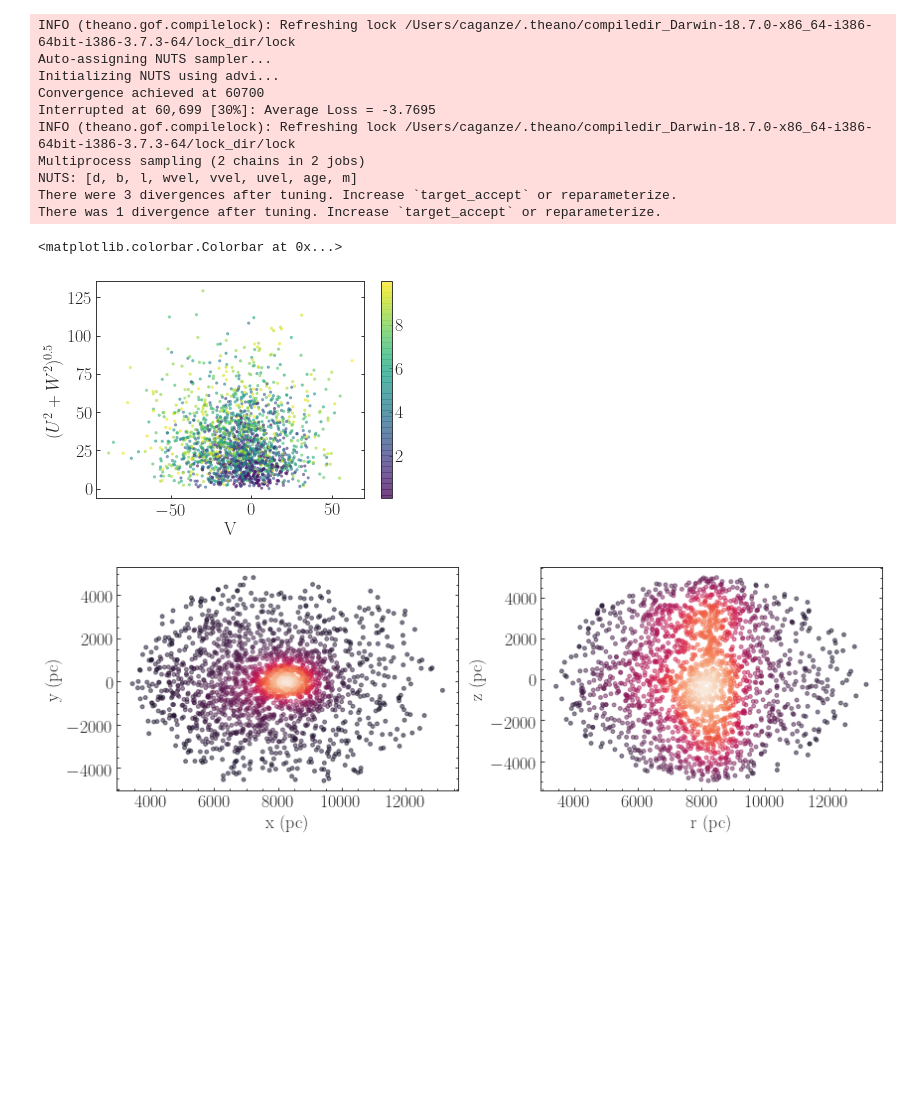
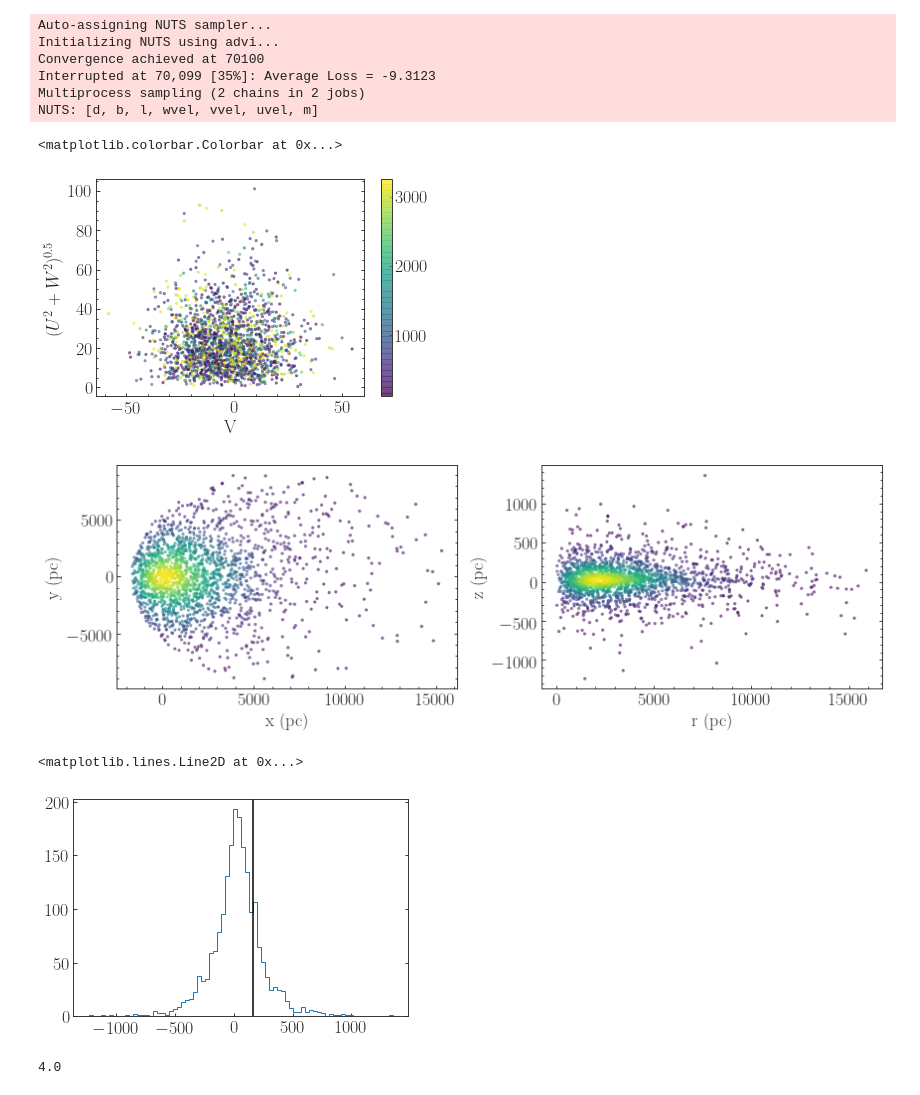
Before and after one commit to caganze/ucdsim, a Jupyter notebook: notebooks/evolutionary models.ipynb, the cells around one changed output. Cells and saved outputs as stored; diff of their text form; code cells hidden in the pictures; blank space fills up the shorter version.

```diff
--- a/notebooks/evolutionary models.ipynb
+++ b/notebooks/evolutionary models.ipynb
@@ -99,9 +82,6 @@ def logprior(l, b):
 
 def loglike(r, z, d, h):
     return np.log10((d**2)*density_function(r, z, h))
-
-def logp(l, b, r, z, d, h):
-    return np.log10((d**2)*density_function(r, z, h))#+logprior(l, b)
 
 #-------------------------------------------
 def density_function(r, z, h):
@@ -114,6 +94,16 @@ def density_function(r, z, h):
     zpart=np.exp(-abs(z-Zsun)/h)
     rpart=np.exp(-(r-Rsun)/l)
     return zpart*rpart
+
+def log_mass_function(m, alpha):
+    return np.log(m**-alpha)
+
+def chi_square(val, pred):
+    #our chisquare
+    return -(val-pred)**2
+
+def logp(l, b, r, z, d, h, m, alpha):
+    return (np.log((d**2)*density_function(r, z, h)))+log_mass_function(m, alpha)
 # %%
 with pm.Model() as model:
 
@@ -132,11 +122,12 @@ with pm.Model() as model:
 
     k = 74.
 
-    #mass function
-    m=pm.Uniform('m', lower=np.nanmin(burrows.mass.values), upper=0.1, testval=0.005)
-    #age distribution
-    age=pm.Uniform('age', lower=np.nanmin(burrows.age.values), upper=np.nanmax(burrows.age.values),testval=0.5)
+    #priors on mass function and age
+    alpha=pm.Uniform('alpha', lower=0.0, upper=2.0, observed=.6)
+    m=pm.Uniform('m', lower=np.nanmin(burrows.mass.values), upper=0.15, testval=0.005)
+    age=pm.Uniform('age', lower=np.nanmin(burrows.age.values), upper=np.nanmax(burrows.age.values), observed=2.)
 
+    #interpolations
     teff=pm.Deterministic('teff', custom_interpolation_mass_age(m, age))
 
     #velocities
@@ -152,23 +143,23 @@ with pm.Model() as model:
     wvel = pm.Normal('wvel', mu=0., sigma=sigma_w)
 
     #galactic structure from velocity dispersion
-    sigma_tot=pm.Deterministic('sigma_tot', (sigma_w**2+sigma_u**2+sigma_v**2)**2)
+    sigma_tot=pm.Deterministic('sigma_tot', (sigma_w**2+sigma_u**2+sigma_v**2)**0.5)
 
-    h=pm.Deterministic('h',(217/68)*(sigma_tot/20.0)**2)
+    h=pm.Deterministic('h',(217/68)*(sigma_tot**2)/20.0)
 
     l=pm.Uniform('l', lower=-np.pi, upper=np.pi, testval=np.pi/2)
     b=pm.Uniform('b', lower=-np.pi/2, upper=np.pi/2, testval=np.pi/3)
-    d=pm.Uniform('d', lower=0., upper=5000., testval=500)
+
+    d=pm.Uniform('d', lower=0., upper=10000., testval=500.)
     x=pm.Deterministic('x',  Rsun-d*np.cos(b)*np.cos(l))
     y=pm.Deterministic('y', -d*np.cos(b)*np.sin(l))
     r=pm.Deterministic('r', (x**2+y**2)**0.5 )
     z=pm.Deterministic('z', Zsun+ d * np.sin(b))
 
 
-
     #likelihood
     like = pm.DensityDist('likelihood', logp, observed={'l':l, 'b':b,
-                         'r': r, 'z': z, 'd':d, 'h':h})
+                         'r': r, 'z': z, 'd':d, 'h':h, 'm':m, 'alpha':alpha})
 
 
     trace = pm.sample(draws=1000, cores=2,step=None, init='advi',  start=None,
@@ -176,26 +167,23 @@ with pm.Model() as model:
                       tune=500, progressbar=True, model=None,
                       random_seed=None, discard_tuned_samples=True, compute_convergence_checks=False)
 # %% [output]
-INFO (theano.gof.compilelock): Refreshing lock /Users/caganze/.theano/compiledir_Darwin-18.7.0-x86_64-i386-64bit-i386-3.7.3-64/lock_dir/lock
 Auto-assigning NUTS sampler...
 Initializing NUTS using advi...
-Convergence achieved at 60700
-Interrupted at 60,699 [30%]: Average Loss = -3.7695
-INFO (theano.gof.compilelock): Refreshing lock /Users/caganze/.theano/compiledir_Darwin-18.7.0-x86_64-i386-64bit-i386-3.7.3-64/lock_dir/lock
+Convergence achieved at 70100
+Interrupted at 70,099 [35%]: Average Loss = -9.3123
 Multiprocess sampling (2 chains in 2 jobs)
-NUTS: [d, b, l, wvel, vvel, uvel, age, m]
-There were 3 divergences after tuning. Increase `target_accept` or reparameterize.
-There was 1 divergence after tuning. Increase `target_accept` or reparameterize.
+NUTS: [d, b, l, wvel, vvel, uvel, m]
 # %%
 fig, ax=plt.subplots()
-c=plt.scatter( trace.vvel,  (trace.uvel**2+trace.wvel**2)**0.5, c=trace.age, s=5.,
+c=plt.scatter( trace.vvel,  (trace.uvel**2+trace.wvel**2)**0.5, c=trace.teff, s=5.,
               cmap='viridis', alpha=0.5)
 ax.set_xlabel('V', fontsize=18)
 ax.set_ylabel(r'$(U^2+W^2)^{0.5}$', fontsize=18)
+plt.minorticks_on()
 plt.colorbar(c)
 # %% [output]
 <matplotlib.colorbar.Colorbar at 0x...>
-[figure, old version]
+[figure, new version]
 # %%
 kde1=wisps.kernel_density([trace.r, trace.z])
 kde2=wisps.kernel_density([trace.x, trace.y])
@@ -204,11 +192,11 @@ dens1=kde1.pdf([trace.r, trace.z])
 dens2=kde2.pdf([trace.x, trace.y])
 # %%
 fig, ax=plt.subplots(ncols=2, figsize=(12, 4))
-c=ax[0].scatter(trace.x, trace.y, c=dens2, s=15.,  alpha=0.5)
+c=ax[0].scatter(trace.x, trace.y, c=dens2, s=5.,  alpha=0.5, cmap='viridis')
 ax[0].set_xlabel('x (pc)', fontsize=18)
 ax[0].set_ylabel('y (pc)', fontsize=18)
 
-c=ax[1].scatter(trace.r, trace.z, c=dens1, s=15.,  alpha=0.5)
+c=ax[1].scatter(trace.r, trace.z, c=dens1, s=5.,  alpha=0.5, cmap='viridis')
 ax[1].set_xlabel('r (pc)', fontsize=18)
 ax[1].set_ylabel('z (pc)', fontsize=18)
 
@@ -217,4 +205,14 @@ ax[1].minorticks_on()
 
 plt.tight_layout()
 # %% [output]
-[figure, old version]
+[figure, new version]
+# %%
+h=plt.hist(trace.z, bins='auto', histtype='step')
+plt.axvline(trace.h.mean(), c='k')
+# %% [output]
+<matplotlib.lines.Line2D at 0x...>
+[figure, added]
+# %%
+200/50
+# %% [output]
+4.0
```
Also changed, not shown: parts of 3 cells of this notebook.
